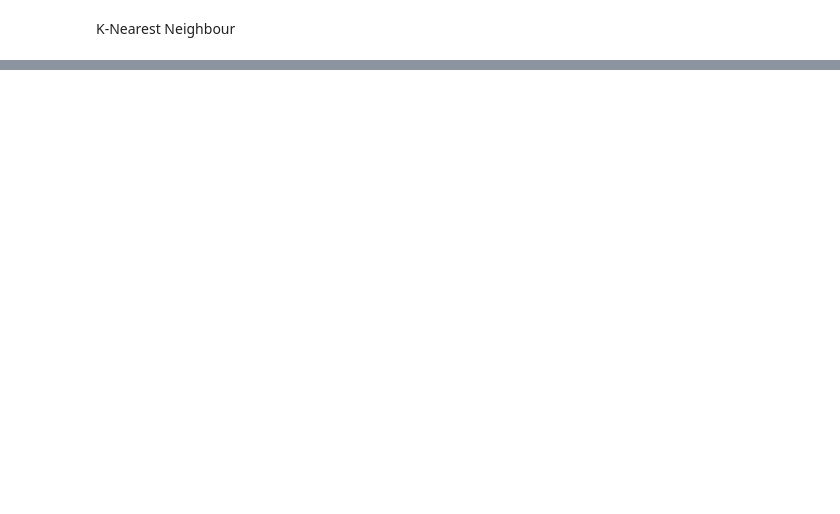
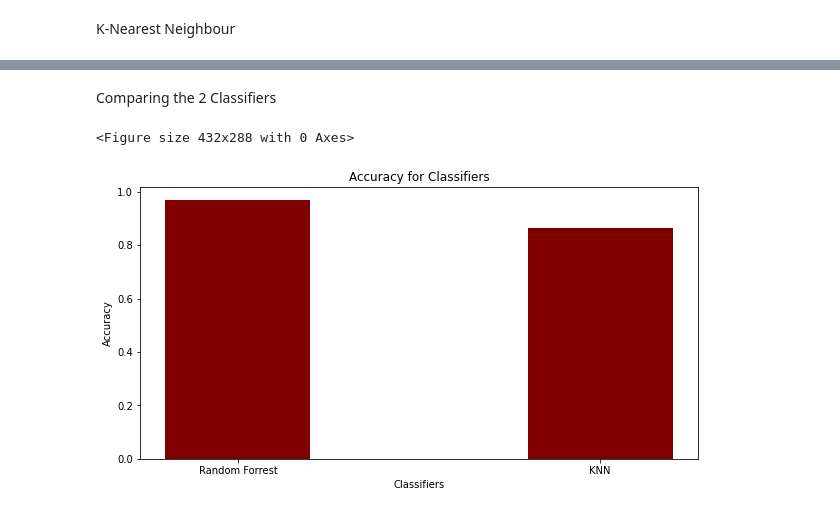
Before and after one commit to claredavies/DataScienceCoursework, a Jupyter notebook: StudentGradePredictionCoursework.ipynb, the cells around one changed output, grey strips where cells are left out. Drawn from its saved outputs; the diff is of its cells as text; code cells hidden in the pictures; blank space fills up the shorter version.

```diff
--- a/StudentGradePredictionCoursework.ipynb
+++ b/StudentGradePredictionCoursework.ipynb
@@ -90,8 +90,8 @@ clf=RandomForestClassifier(n_estimators=100)
 clf.fit(X_train,y_train)
 
 y_pred=clf.predict(X_test)
-
+random_forest_accuracy = metrics.accuracy_score(y_test, y_pred)
 # Model Accuracy, how often is the classifier correct?
-print("Accuracy:",metrics.accuracy_score(y_test, y_pred))
+print("Accuracy:",random_forest_accuracy)
 # %% [output]
 Accuracy: 0.9696969696969697
@@ -200,0 +146,19 @@ k:::   1  max score:::  0.8181818181818182
+# %% [markdown]
+Comparing the 2 Classifiers
+# %%
+data = {'Random Forrest':random_forest_accuracy, 'KNN':knn_accuracy_score}
+classifier = list(data.keys())
+accuracy = list(data.values())
+
+plt.clf()
+fig = plt.figure(figsize = (10, 5))
+# creating the bar plot
+plt.bar(classifier, accuracy, color ='maroon',width = 0.4)
+
+plt.xlabel("Classifiers")
+plt.ylabel("Accuracy")
+plt.title("Accuracy for Classifiers")
+plt.show()
+# %% [output]
+<Figure size 432x288 with 0 Axes>
+[figure, added]
```
Also changed, not shown: parts of 3 cells of this notebook.
